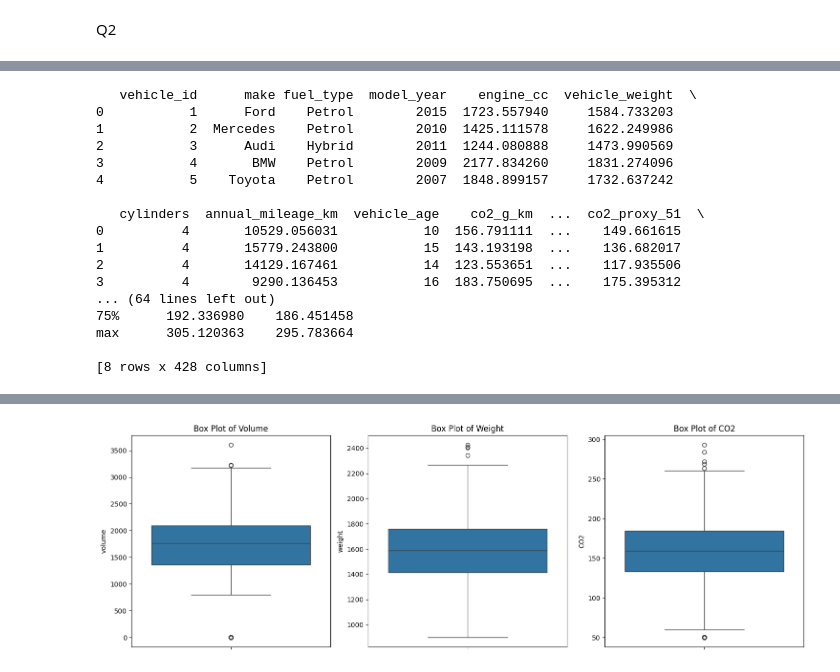
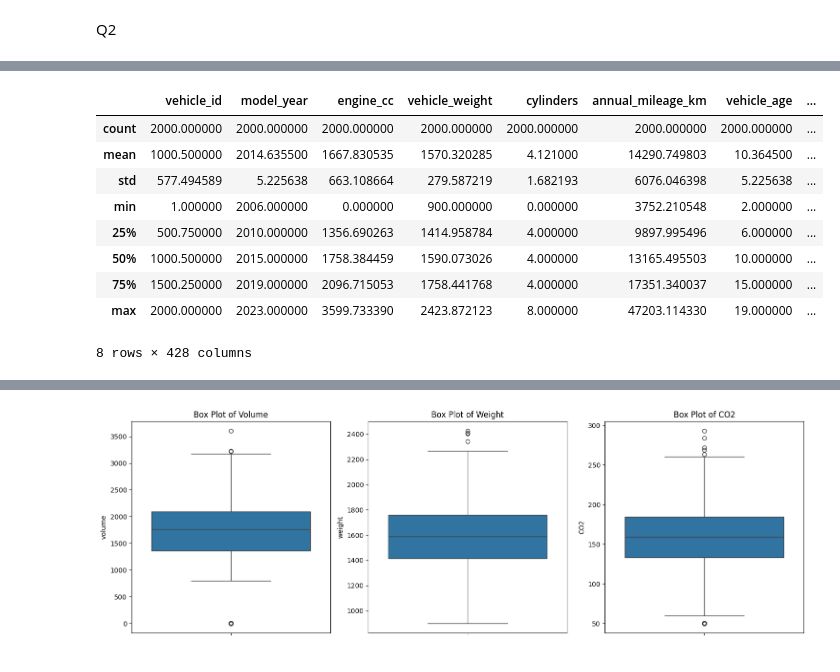
Before and after one commit to Rayr07/ML-lab, a Jupyter notebook: Lab4.ipynb, the cells around one changed output, grey strips where cells are left out. Cells and saved outputs as stored; diff of their text form; code cells hidden in the pictures.

```diff
--- a/Lab4.ipynb
+++ b/Lab4.ipynb
@@ -228,4 +177,6 @@ R-squared (R2) Score: 0.6767
 # %% [markdown]
 Q2
 # %%
-dfco2=pd.read_csv("/content/drive/MyDrive/archive/vehicle_co2_dataset.csv")
+## a
+dfco2=pd.read_csv("/content/vehicle_co2_dataset.csv")
+dfco2.head()
@@ -232,25 +191,16 @@ dfco2=pd.read_csv("/content/drive/MyDrive/archive/vehicle_co2_dataset.csv")
-# %%
-## a
-print(dfco2.head())
-print(dfco2.describe())
-# %% [output]
-   vehicle_id      make fuel_type  model_year    engine_cc  vehicle_weight  \
-0           1      Ford    Petrol        2015  1723.557940     1584.733203
-1           2  Mercedes    Petrol        2010  1425.111578     1622.249986
-2           3      Audi    Hybrid        2011  1244.080888     1473.990569
-3           4       BMW    Petrol        2009  2177.834260     1831.274096
-4           5    Toyota    Petrol        2007  1848.899157     1732.637242
-
-   cylinders  annual_mileage_km  vehicle_age    co2_g_km  ...  co2_proxy_51  \
-0          4       10529.056031           10  156.791111  ...    149.661615
-1          4       15779.243800           15  143.193198  ...    136.682017
-2          4       14129.167461           14  123.553651  ...    117.935506
-3          4        9290.136453           16  183.750695  ...    175.395312
-... (64 lines left out)
-75%      192.336980    186.451458
-max      305.120363    295.783664
-
-[8 rows x 428 columns]
+# %%
+dfco2.describe()
+# %% [output]
+|  | vehicle_id | model_year | engine_cc | vehicle_weight | cylinders | annual_mileage_km | vehicle_age | ... |
+| count | 2000.000000 | 2000.000000 | 2000.000000 | 2000.000000 | 2000.000000 | 2000.000000 | 2000.000000 | ... |
+| mean | 1000.500000 | 2014.635500 | 1667.830535 | 1570.320285 | 4.121000 | 14290.749803 | 10.364500 | ... |
+| std | 577.494589 | 5.225638 | 663.108664 | 279.587219 | 1.682193 | 6076.046398 | 5.225638 | ... |
+| min | 1.000000 | 2006.000000 | 0.000000 | 900.000000 | 0.000000 | 3752.210548 | 2.000000 | ... |
+| 25% | 500.750000 | 2010.000000 | 1356.690263 | 1414.958784 | 4.000000 | 9897.995496 | 6.000000 | ... |
+| 50% | 1000.500000 | 2015.000000 | 1758.384459 | 1590.073026 | 4.000000 | 13165.495503 | 10.000000 | ... |
+| 75% | 1500.250000 | 2019.000000 | 2096.715053 | 1758.441768 | 4.000000 | 17351.340037 | 15.000000 | ... |
+| max | 2000.000000 | 2023.000000 | 3599.733390 | 2423.872123 | 8.000000 | 47203.114330 | 19.000000 | ... |
+8 rows × 428 columns
 # %%
 ## b
 selected_features = dfco2[["engine_cc", "vehicle_weight", "co2_g_km"]]
```
Also changed, not shown: parts of 42 cells of this notebook.
